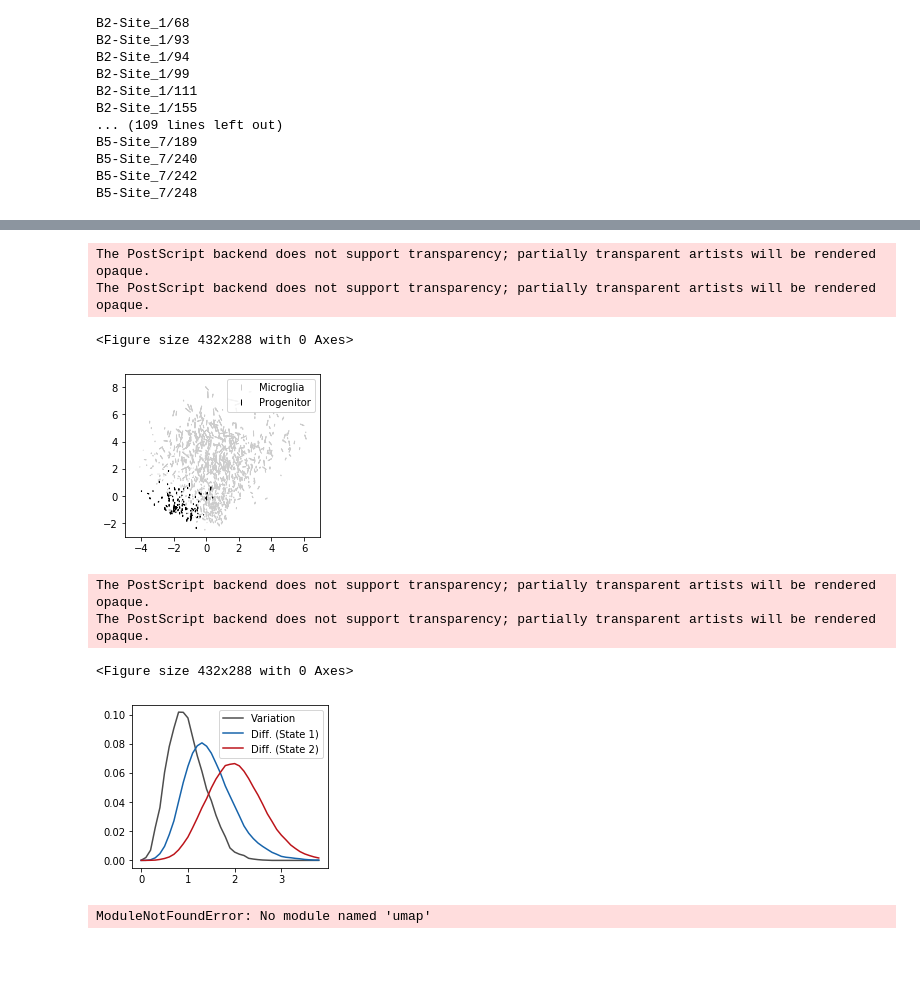
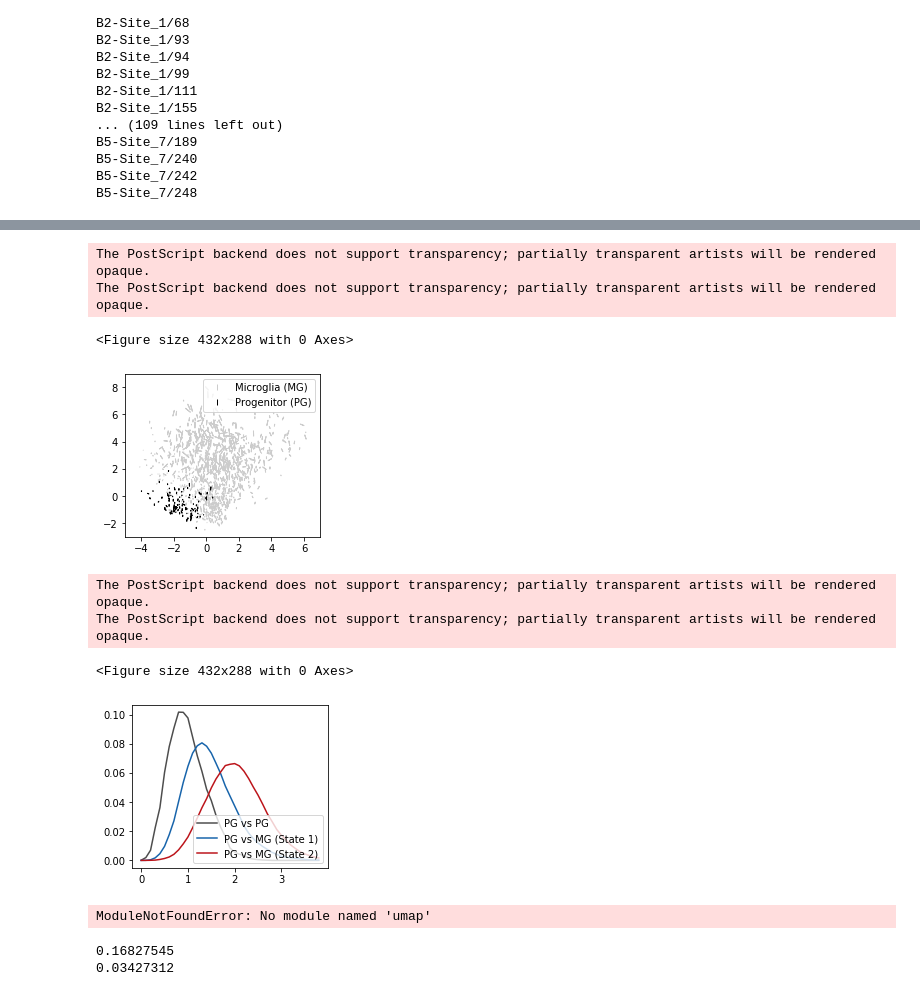
Before and after one commit to mehta-lab/dynamorph, a Jupyter notebook: NOVEMBER_Progenitor.ipynb, the cells around one changed output, grey strips where cells are left out. Drawn from its saved outputs; the diff is of its cells as text; code cells hidden in the pictures; blank space fills up the shorter version.

```diff
--- a/NOVEMBER_Progenitor.ipynb
+++ b/NOVEMBER_Progenitor.ipynb
@@ -423,7 +421,7 @@ B5-Site_7/248
 ### Sample trajectories with traj marked ###
 traj_represented = ['B4-Site_0/63',
                     'B4-Site_3/50']
-cs = [(20, 20, 20)] * 2
+cs = [(220, 220, 0)] * 2
 
 for t, c in zip(traj_represented, cs):
     well = t[:2]
@@ -458,6 +456,11 @@ for t, c in zip(traj_represented, cs):
         cv2.imwrite('nonmg_analysis/NOVEMBER_nonmg_sample_%s.png' % t.replace('/', '_'), mat)
     except Exception as e:
         print(e)
+# %%
+n_trajs = {}
+for well in wells_:
+    ct = len([t for t in trajs if t.startswith(well)])
+    n_trajs[well] = ct
 # %%
 plt.clf()
 f = plt.figure(figsize=(3.5, 1.5))
@@ -465,7 +468,7 @@ for well in wells_:
     freqs, bins = np.histogram(traj_PC1[well], bins=bins_PC1)
     freqs = freqs/freqs.sum()
     x = (bins[:-1] + bins[1:])/2
-    plt.plot(x, freqs, '--', c=colors[well], label=legends[well])
+    plt.plot(x, freqs, '--', c=colors[well], label='(N=%d) ' % n_trajs[well] + legends[well])
 
 # freqs, bins = np.histogram(traj_PC1_june, bins=bins_PC1)
 # freqs = freqs/freqs.sum()
@@ -855,8 +887,8 @@ plt.xlim(-5, 7)
 plt.ylim(-3, 9)
 
 import matplotlib.patches as mpatches
-plt.plot([-10], [-1], '|', color=(0.8, 0.8, 0.8), label='Microglia')
-plt.plot([-10], [-1], '|', color=(0., 0., 0.), label='Progenitor')
+plt.plot([-10], [-1], '|', color=(0.8, 0.8, 0.8), label='Microglia (MG)')
+plt.plot([-10], [-1], '|', color=(0., 0., 0.), label='Progenitor (PG)')
 plt.legend()
 
 plt.savefig('nonmg_analysis/NOVEMBER_mg_nonmg_PC12.eps')
@@ -865,45 +897,45 @@ plt.savefig('nonmg_analysis/NOVEMBER_mg_nonmg_PC12.png', dpi=300)
 The PostScript backend does not support transparency; partially transparent artists will be rendered opaque.
 The PostScript backend does not support transparency; partially transparent artists will be rendered opaque.
 <Figure size 432x288 with 0 Axes>
-[figure, old version]
+[figure, new version]
 # %%
 n_feat = 5
 stds_ = np.ones((1, 49))
 dist_within = np.linalg.norm((X/stds_)[:, :n_feat].reshape((-1, 1, n_feat)) - \
                              (X/stds_)[:, :n_feat].reshape((1, -1, n_feat)), axis=2, ord=2)
 
 dist_to_g1 = np.linalg.norm((X/stds_)[:, :n_feat].reshape((-1, 1, n_feat)) - \
                             (mg_X[np.where(prob_mat[:, 0] > 0.5)]/stds_)[:, :n_feat].reshape((1, -1, n_feat)), axis=2, ord=2)
 #                             (centers[0]/stds_)[:, :n_feat].reshape((-1, 1, n_feat)), axis=2, ord=2)
 dist_to_g2 = np.linalg.norm((X/stds_)[:, :n_feat].reshape((-1, 1, n_feat)) - \
                             (mg_X[np.where(prob_mat[:, 1] > 0.5)]/stds_)[:, :n_feat].reshape((1, -1, n_feat)), axis=2, ord=2)
 #                             (centers[1]/stds_)[:, :n_feat].reshape((-1, 1, n_feat)), axis=2, ord=2)
 dist_within = np.concatenate([dist_within[i, (i+1):] for i in range(dist_within.shape[0]-1)])
 dist_to_g1 = dist_to_g1.flatten()
 dist_to_g2 = dist_to_g2.flatten()
 
 unit = np.median(dist_within)
 dist_within = dist_within/unit
 dist_to_g1 = dist_to_g1/unit
 dist_to_g2 = dist_to_g2/unit
 
 bins = np.arange(0, 4, 0.1)
 line_within, x = np.histogram(dist_within, bins=bins)
 line_g1, x = np.histogram(dist_to_g1, bins=bins)
 line_g2, x = np.histogram(dist_to_g2, bins=bins)
 plt.clf()
 f = plt.figure(figsize=(3.5, 3))
-plt.plot(x[:-1], line_within/line_within.sum(), color=(0.3, 0.3, 0.3), label='Variation')
-plt.plot(x[:-1], line_g1/line_g1.sum(), color=state_cmaps[0](0.8), label='Diff. (State 1)')
-plt.plot(x[:-1], line_g2/line_g2.sum(), color=state_cmaps[1](0.8), label='Diff. (State 2)')
-plt.legend()
+plt.plot(x[:-1], line_within/line_within.sum(), color=(0.3, 0.3, 0.3), label='PG vs PG')
+plt.plot(x[:-1], line_g1/line_g1.sum(), color=state_cmaps[0](0.8), label='PG vs MG (State 1)')
+plt.plot(x[:-1], line_g2/line_g2.sum(), color=state_cmaps[1](0.8), label='PG vs MG (State 2)')
+plt.legend(loc=4)
 plt.savefig('nonmg_analysis/NOVEMBER_nonmg_dist.eps')
 plt.savefig('nonmg_analysis/NOVEMBER_nonmg_dist.png', dpi=300)
 # %% [output]
 The PostScript backend does not support transparency; partially transparent artists will be rendered opaque.
 The PostScript backend does not support transparency; partially transparent artists will be rendered opaque.
 <Figure size 432x288 with 0 Axes>
-[figure, old version]
+[figure, new version]
 # %%
 ### UMAP of morphodynamic features ###
 import umap
@@ -962,3 +994,28 @@ plt.ylim(ymin-0.5, ymax+0.5)
 plt.legend()
 plt.savefig('nonmg_analysis/NOVEMBER_mg_nonmg_umap.eps')
 plt.savefig('nonmg_analysis/NOVEMBER_mg_nonmg_umap.png', dpi=300)
+# %%
+import torch.nn.functional as F
+model = VQ_VAE(alpha=0.0005, gpu=True)
+model = model.cuda()
+model.load_state_dict(torch.load('HiddenStateExtractor/save_0005_bkp4.pt'))
+
+all_nonmg_fs = []
+for t in traj_inds:
+    well = t[:2]
+    traj_fs = [fs[well][i] for i in traj_inds[t]]
+    all_nonmg_fs.extend(traj_fs)
+
+test_r_losses = []
+for i, k in enumerate(all_nonmg_fs):
+  sample = all_patches[k]
+  sample = sample.cuda()
+  output, loss = model.forward(sample)
+  recon_loss = torch.mean(F.l1_loss(output, sample, reduction='none')/model.channel_var)
+  test_r_losses.append(recon_loss.data.cpu().numpy())
+
+print(np.mean(test_r_losses))
+print(np.std(test_r_losses))
+# %% [output]
+0.16827545
+0.03427312
```
Also changed, not shown: parts of 7 cells of this notebook.
